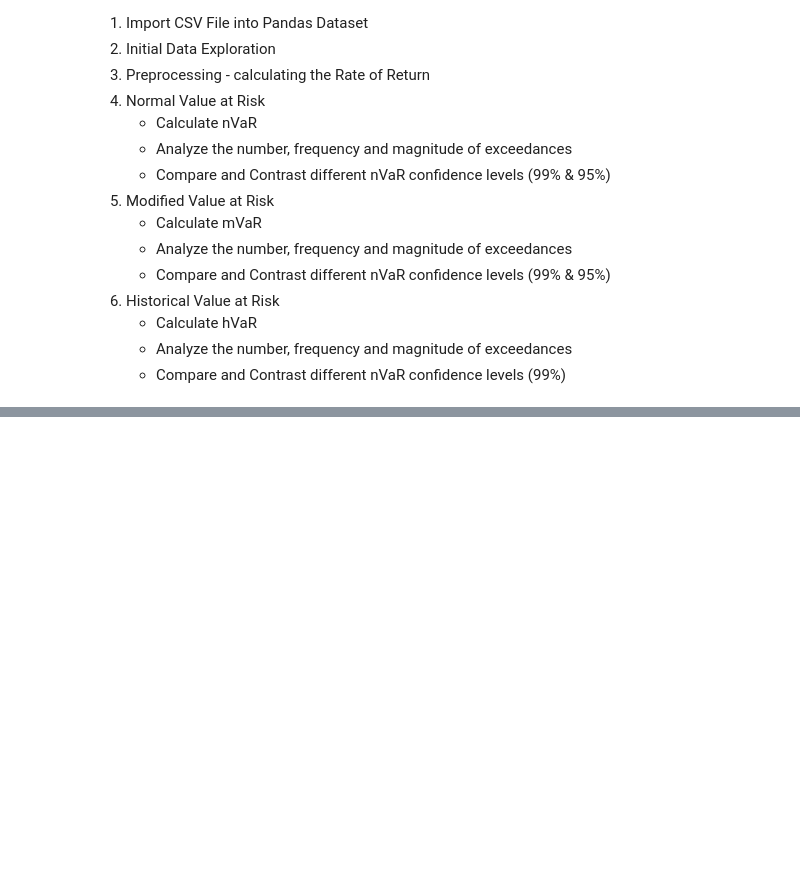
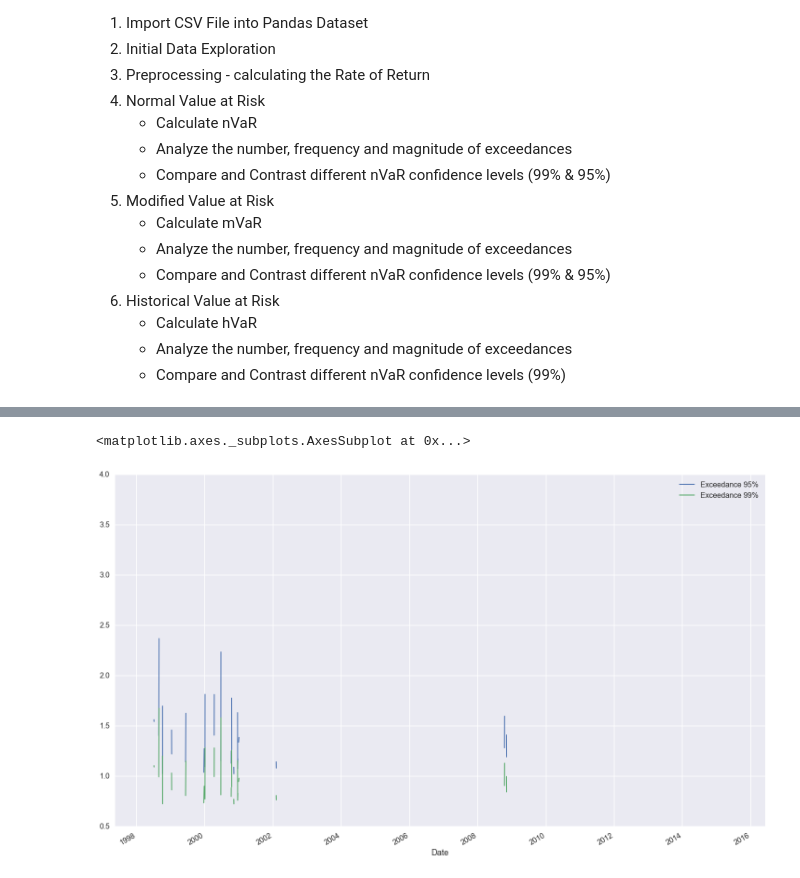
Before and after one commit to thecarlmartin/value-at-risk-exploration, a Jupyter notebook: Value at Risk Exploration.ipynb, the cells around one changed output, grey strips where cells are left out. Saved outputs shown, nothing was run; the diff lists cells and outputs as text; code cells hidden in the pictures; blank space fills up the shorter version.

```diff
--- a/Value at Risk Exploration.ipynb
+++ b/Value at Risk Exploration.ipynb
@@ -34,0 +130,5 @@ I'll begin my exploration with the analysis of the Amazon (AMZN) stock. I downlo
+# %%
+amzn_data[['Exceedance 95%','Exceedance 99%']].where(amzn_data['Exceedance 95%']>1).plot(figsize=(25, 15))
+# %% [output]
+<matplotlib.axes._subplots.AxesSubplot at 0x...>
+[figure, added]
```
Also changed, not shown: parts of 14 cells of this notebook, 1 other file.
